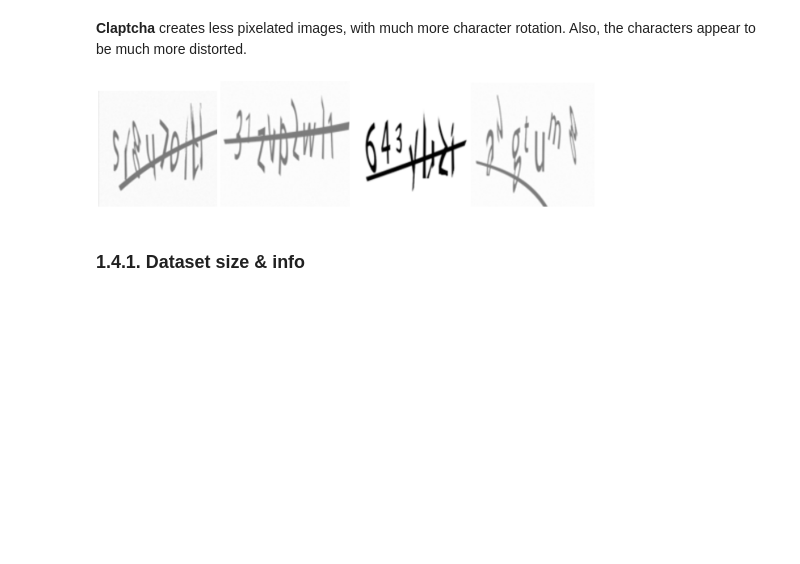
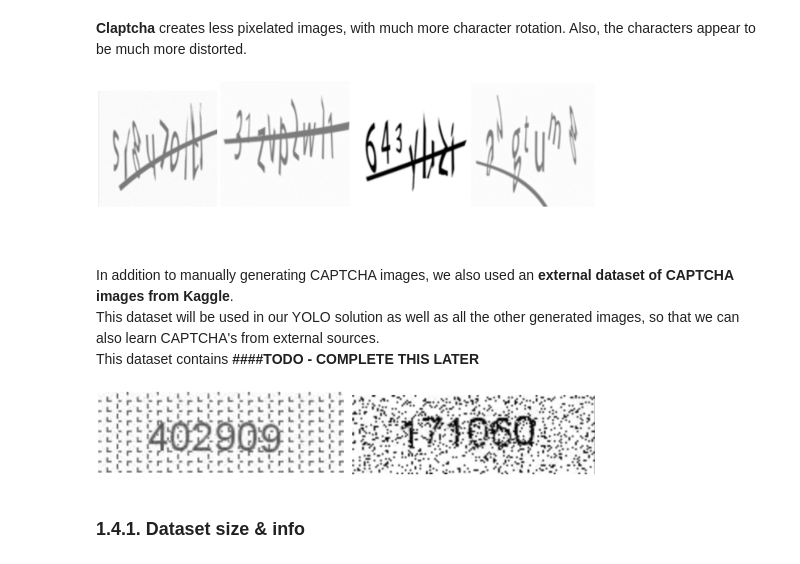
Before and after one commit to tomtalp/CaptchasProject, a Jupyter notebook: main_notebook.ipynb, the cells around one changed output. Cells and saved outputs as stored; diff of their text form; code cells hidden in the pictures; blank space fills up the shorter version.

Commit message:
add yolo info

```diff
--- a/main_notebook.ipynb
+++ b/main_notebook.ipynb
@@ -84,6 +78,16 @@ __Claptcha__ creates less pixelated images, with much more character rotation. A
 ShowImage("./assets/claptcha_sample.png", width=500, height=100)
 # %% [output]
 [figure]
+# %% [markdown]
+<br>
+# %% [markdown]
+In addition to manually generating CAPTCHA images, we also used an __external dataset of CAPTCHA images from Kaggle__. <br>
+This dataset will be used in our YOLO solution as well as all the other generated images, so that we can also learn CAPTCHA's from external sources. <br>
+This dataset contains __####TODO - COMPLETE THIS LATER__
+# %%
+ShowImage("./assets/external_captchas_sample.png", width=500, height=100)
+# %% [output]
+[figure, added]
 # %% [markdown]
 ### 1.4.1. Dataset size & info
 # %% [markdown]
```
Also changed, not shown: parts of 54 cells of this notebook.
